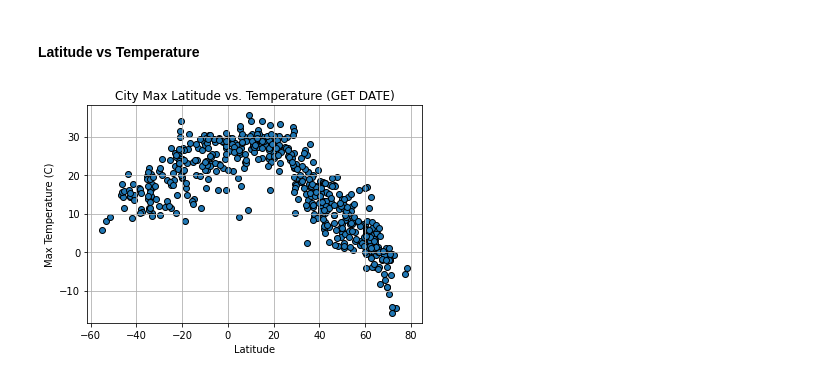
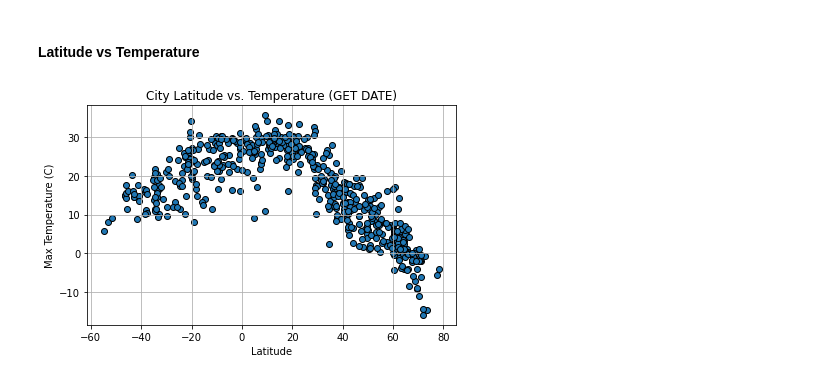
Before and after one commit to Wheezyotter/python-api-challenge, a Jupyter notebook: WeatherPy/WeatherPy.ipynb, the cells around one changed output. Saved outputs shown, nothing was run; the diff lists cells and outputs as text; code cells hidden in the pictures.

Commit message:
Finished Plots

```diff
--- a/WeatherPy/WeatherPy.ipynb
+++ b/WeatherPy/WeatherPy.ipynb
@@ -176,19 +176,23 @@ city_data_df.head()
 # %% [markdown]
 #### Latitude vs Temperature
 # %%
+# Stores values for temperature and latitude
 temperature = city_data_df["Max Temp"]
 latitude = city_data_df["Lat"]
 # get today's date
 
+# Creates a scatter plot of latitude vs temperature
 fig1, ax1 = plt.subplots()
 
 ax1.scatter(latitude, temperature, edgecolors = "black")
 
-ax1.set_title("City Max Latitude vs. Temperature (GET DATE)")
+ax1.set_title("City Latitude vs. Temperature (GET DATE)")
 ax1.set_xlabel("Latitude")
 ax1.set_ylabel("Max Temperature (C)")
 ax1.grid()
 
+plt.tight_layout()
+plt.savefig("Figures/Fig1_lat_v_temp.png")
 plt.show()
 # %% [output]
-[figure, old version]
+[figure, new version]
```
Also changed, not shown: parts of 7 cells of this notebook, 4 other files.
